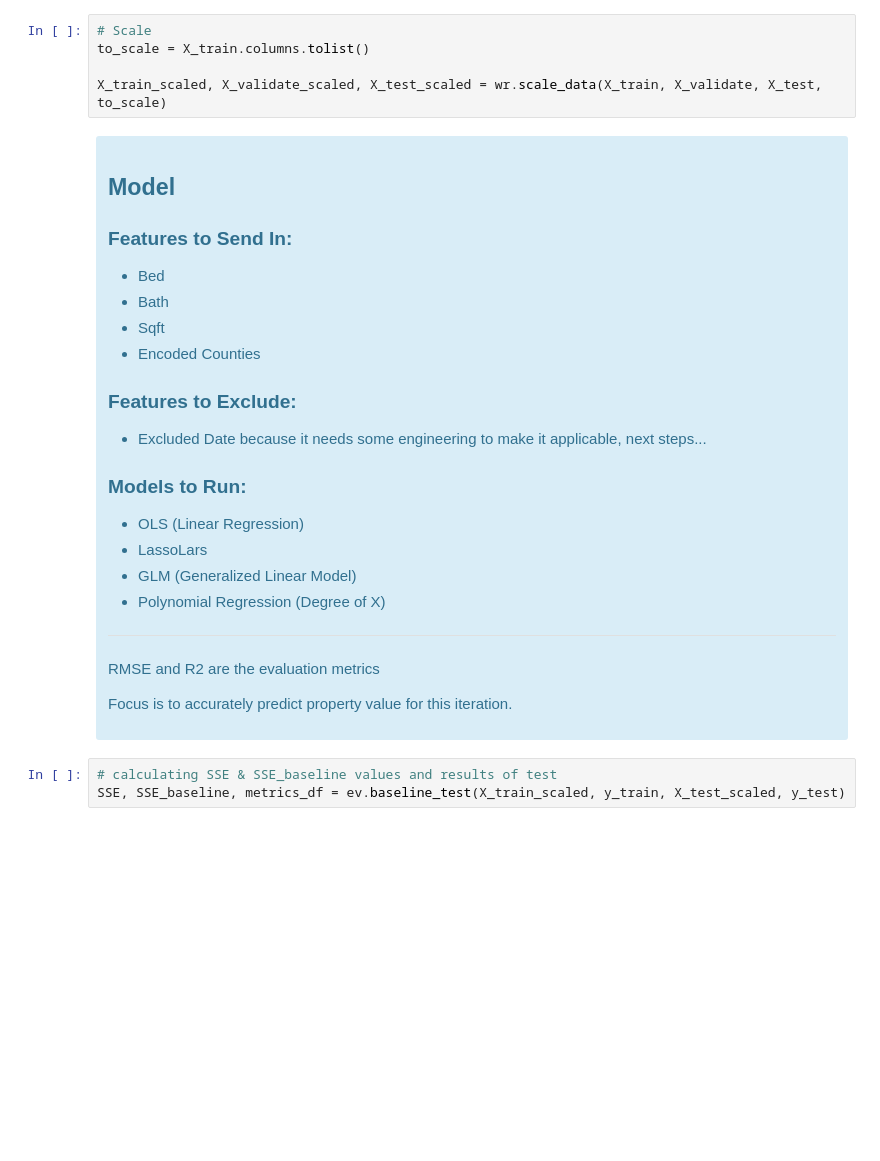
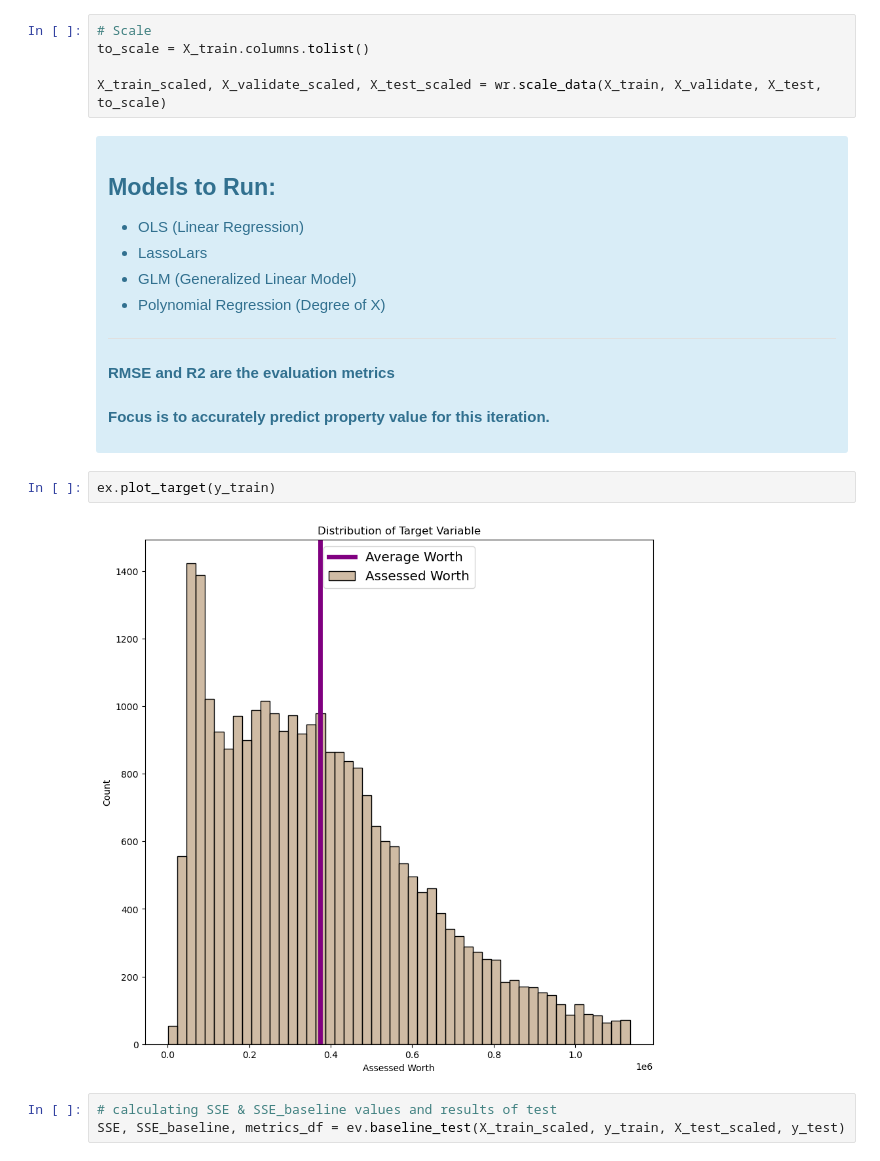
Before and after one commit to lewisalexia/Regression_Project2_Zillow, a Jupyter notebook: final_report.ipynb, the cells around one changed output. Drawn from its saved outputs; the diff is of its cells as text; blank space fills up the shorter version.

```diff
--- a/final_report.ipynb
+++ b/final_report.ipynb
@@ -324,20 +286,7 @@ X_train_scaled, X_validate_scaled, X_test_scaled = wr.scale_data(X_train, X_vali
 # %% [markdown]
 <div class="alert alert-block alert-info">
 
-## Model
-
-### Features to Send In:
-
-* Bed
-* Bath
-* Sqft
-* Encoded Counties
-
-### Features to Exclude:
-
-* Excluded Date because it needs some engineering to make it applicable, next steps...
-
-### Models to Run:
+## Models to Run:
 
 * OLS (Linear Regression)
 * LassoLars
@@ -346,9 +295,13 @@ X_train_scaled, X_validate_scaled, X_test_scaled = wr.scale_data(X_train, X_vali
 
 ---
 
-RMSE and R2 are the evaluation metrics
+#### RMSE and R2 are the evaluation metrics
 
-Focus is to accurately predict property value for this iteration.
+#### Focus is to accurately predict property value for this iteration.
+# %%
+ex.plot_target(y_train)
+# %% [output]
+[figure, added]
 # %%
 # calculating SSE & SSE_baseline values and results of test
 SSE, SSE_baseline, metrics_df = ev.baseline_test(X_train_scaled, y_train, X_test_scaled, y_test)
```
Also changed, not shown: parts of 26 cells of this notebook.
